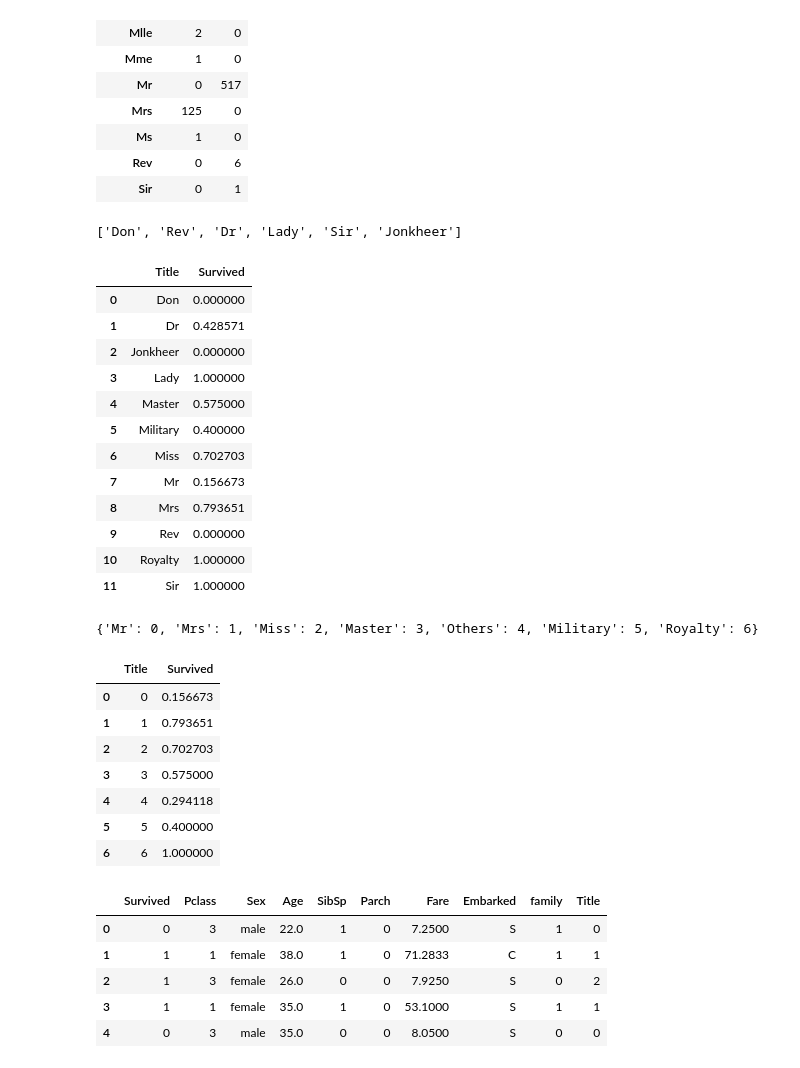
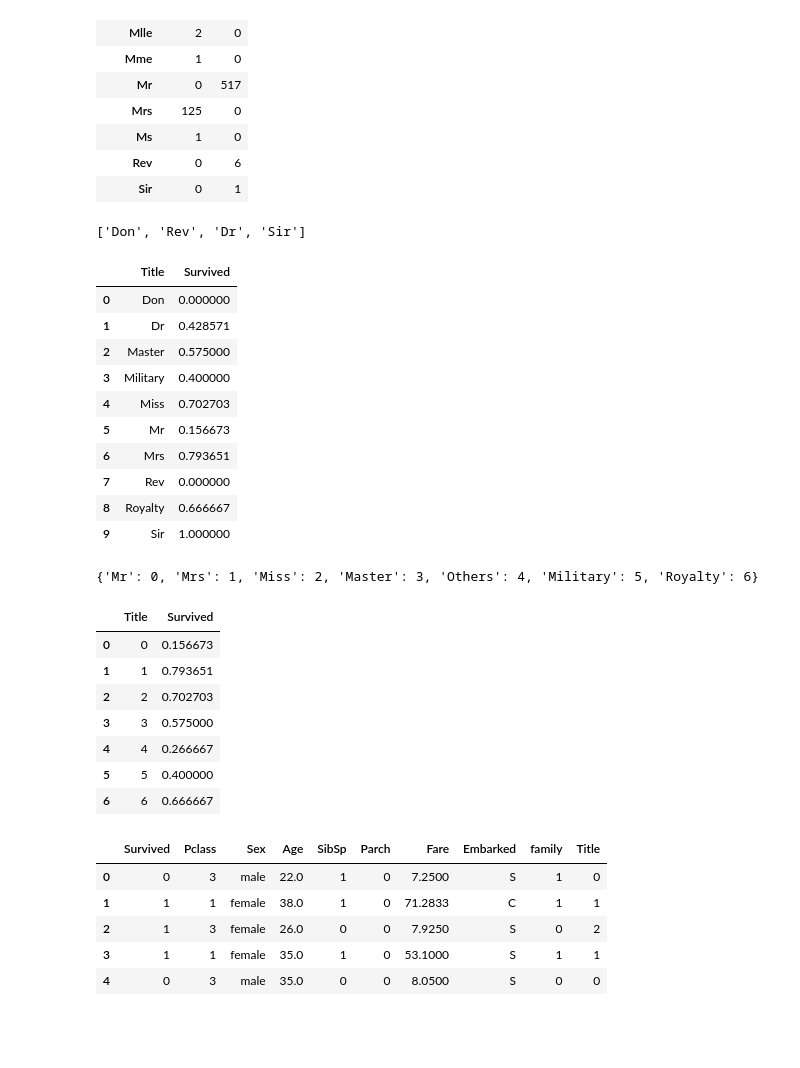
Before and after one commit to henriqueetges/TitanicPrediction, a Jupyter notebook: Notebook.ipynb, the cells around one changed output. Drawn from its saved outputs; the diff is of its cells as text; code cells hidden in the pictures; blank space fills up the shorter version.

Commit message:
fix: allocate some titles to loyalty

```diff
--- a/Notebook.ipynb
+++ b/Notebook.ipynb
@@ -201,34 +201,32 @@ pd.crosstab(combined_df.get('train')['Title'], combined_df.get('train')['Sex'])
 # %%
 # Just as an exercise I will try grouping the normal ones, military grade ones an the reamining ones
 military_titles = ['Major', 'Col', 'Capt']
-royalty_titles = ['Countess']
+royalty_titles = ['Countess', 'Jonkheer', 'Lady']
 miss_synonims = ['Mlle', 'Ms']
 normals = ['Mr', 'Mrs', 'Miss', 'Master', 'Military', 'Royalty']
 
 for _, dataset in combined_df.items():
     dataset['Title'] = dataset['Title'].replace(military_titles, 'Military')
     dataset['Title'] = dataset['Title'].replace(royalty_titles, 'Royalty')
     dataset['Title'] = dataset['Title'].replace(miss_synonims, 'Miss')
     dataset['Title'] = dataset['Title'].replace('Mme', 'Mrs')
 
 others = [x for x in combined_df.get('train')['Title'].unique() if x not in (military_titles + royalty_titles + miss_synonims + normals)]
 print(others)
 combined_df.get('train')[['Title', 'Survived']].groupby(['Title'], as_index=False).mean()
 # %% [output]
-['Don', 'Rev', 'Dr', 'Lady', 'Sir', 'Jonkheer']
+['Don', 'Rev', 'Dr', 'Sir']
 |  | Title | Survived |
 | 0 | Don | 0.000000 |
 | 1 | Dr | 0.428571 |
-| 2 | Jonkheer | 0.000000 |
-| 3 | Lady | 1.000000 |
-| 4 | Master | 0.575000 |
-| 5 | Military | 0.400000 |
-| 6 | Miss | 0.702703 |
-| 7 | Mr | 0.156673 |
-| 8 | Mrs | 0.793651 |
-| 9 | Rev | 0.000000 |
-| 10 | Royalty | 1.000000 |
-| 11 | Sir | 1.000000 |
+| 2 | Master | 0.575000 |
+| 3 | Military | 0.400000 |
+| 4 | Miss | 0.702703 |
+| 5 | Mr | 0.156673 |
+| 6 | Mrs | 0.793651 |
+| 7 | Rev | 0.000000 |
+| 8 | Royalty | 0.666667 |
+| 9 | Sir | 1.000000 |
 # %%
 for _, dataset in combined_df.items():
     dataset['Title'] = dataset['Title'].replace(others, 'Others')
@@ -250,9 +248,9 @@ combined_df.get('train')[['Title', 'Survived']].groupby(['Title'], as_index=Fals
 | 1 | 1 | 0.793651 |
 | 2 | 2 | 0.702703 |
 | 3 | 3 | 0.575000 |
-| 4 | 4 | 0.294118 |
+| 4 | 4 | 0.266667 |
 | 5 | 5 | 0.400000 |
-| 6 | 6 | 1.000000 |
+| 6 | 6 | 0.666667 |
 # %%
 for _, dataset in combined_df.items():
     dataset = dataset.drop('Name', axis=1, inplace=True)
```
Also changed, not shown: parts of 2 cells of this notebook.
